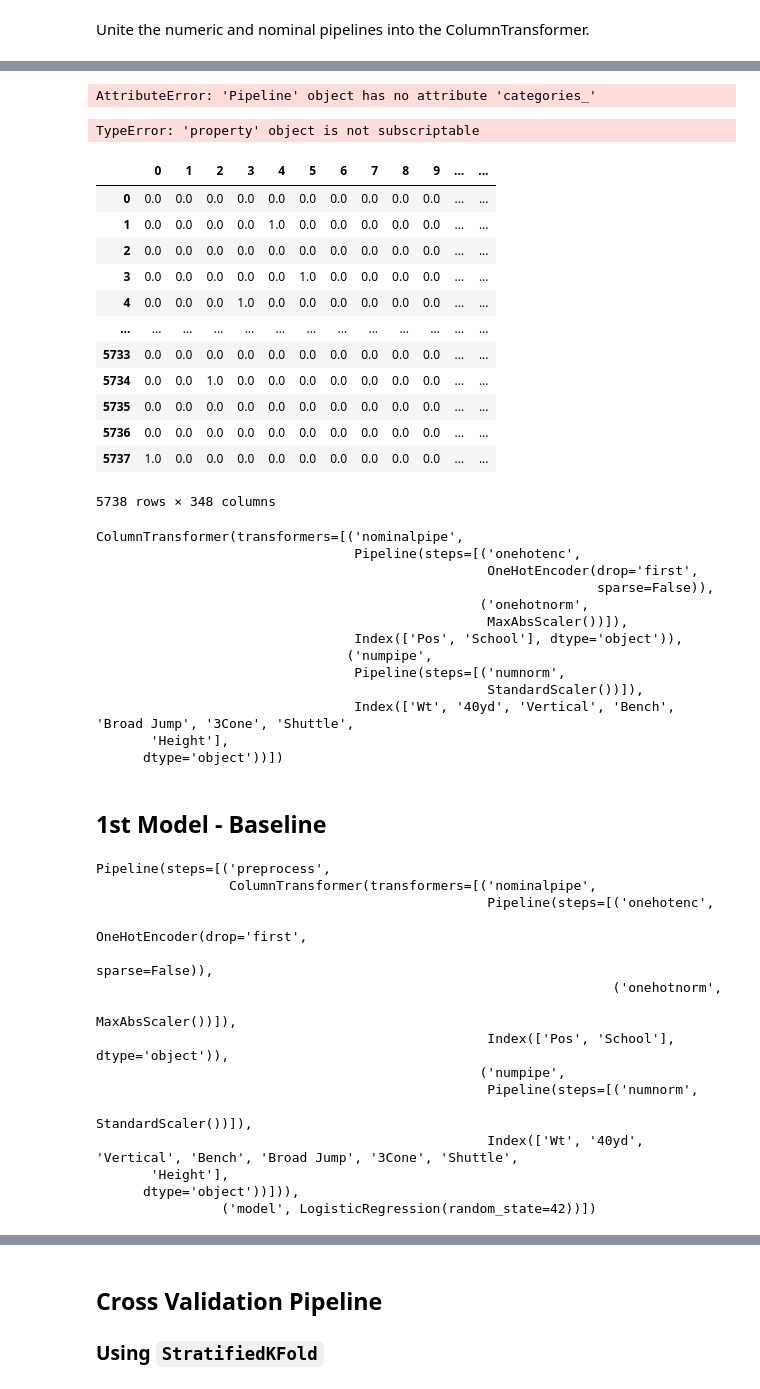
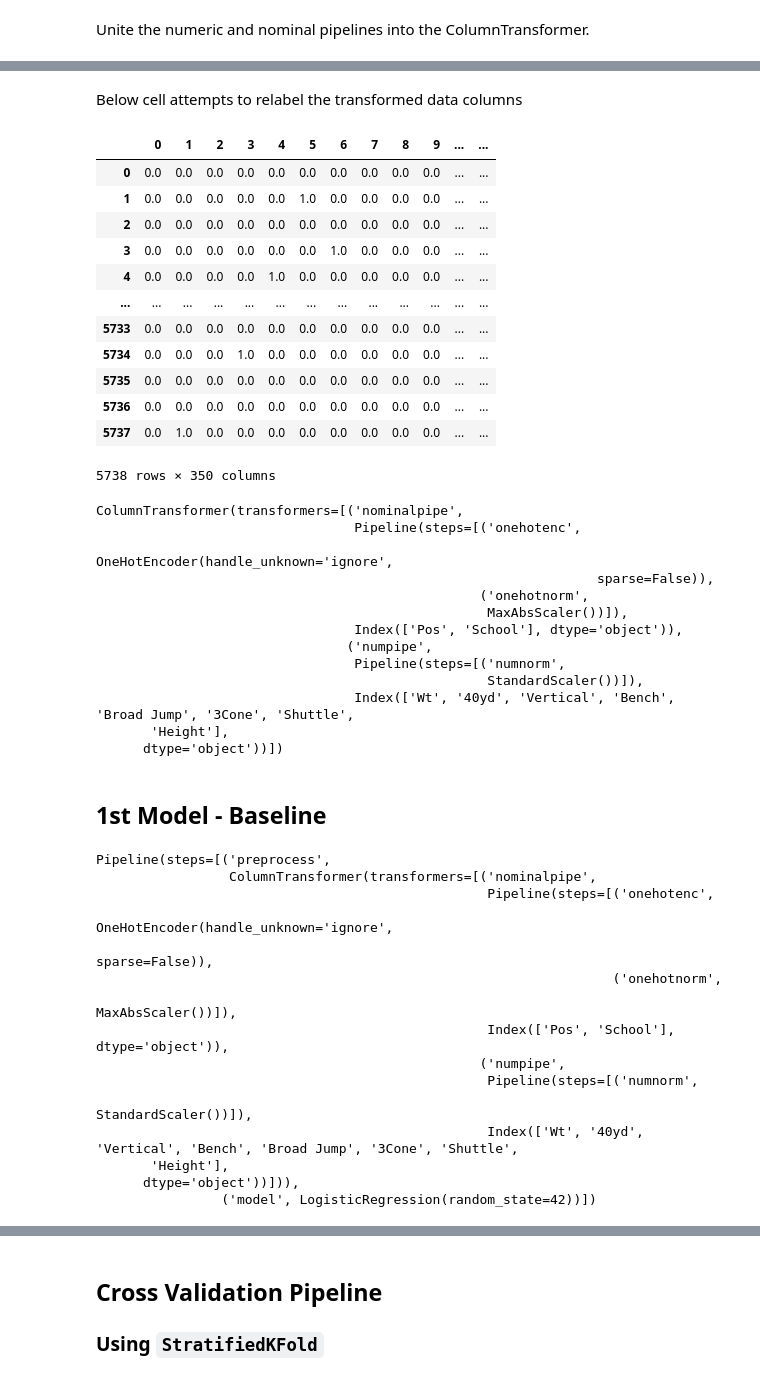
Before and after one commit to eric8395/NFL-Combine-Draft-Classification, a Jupyter notebook: Combine Classification (Pipeline).ipynb, the cells around one changed output, grey strips where cells are left out. Drawn from its saved outputs; the diff is of its cells as text; code cells hidden in the pictures.

Commit message:
fixed pipeline, tested xgboost, added new images for presentation

```diff
--- a/Combine Classification (Pipeline).ipynb
+++ b/Combine Classification (Pipeline).ipynb
@@ -685,7 +744,7 @@ X_train.shape
 # %%
 # final describe check
 # show all rows
-pd.set_option('display.max_rows', None)
+# pd.set_option('display.max_rows', None)
 # check breakdown of summary statistics by Pos
 X_train.groupby('Pos').describe().T
 # %% [output]
@@ -744,15 +798,15 @@ cat_cols = X_train.select_dtypes(['object']).columns
 # %% [markdown]
 #### Numeric & Nominal Pipelines
 # %%
-# define numeric transformation pipeline
+# define numeric transformation pipeline that scales the numbers
 numeric_pipeline = Pipeline([('numnorm', StandardScaler())]) # apply a standard scaler
 
-# define a nominal transformation pipeline
-nominal_pipeline = Pipeline([
-    ('onehotenc', OneHotEncoder(categories = 'auto',
+# define a nominal transformation pipeline that OHE the cats, and MaxAbsScales the set
+nominal_pipeline = Pipeline([('onehotenc', OneHotEncoder(categories="auto", # ohe the cat variables
                                 sparse = False,
-                                drop = 'first')), # ohe the cat variables
-    ('onehotnorm', MaxAbsScaler())]) # apply a MaxAbsScaler
+                              #  drop = 'first',
+                                handle_unknown = 'ignore')),
+                             ('onehotnorm', MaxAbsScaler())]) # apply a MaxAbsScaler
 # %% [markdown]
 Unite the numeric and nominal pipelines into the ColumnTransformer.
 # %%
@@ -802,42 +825,37 @@ X_train
+# %% [markdown]
+Below cell attempts to relabel the transformed data columns
 # %%
 # Extract the category labels from the OHE within the pipeline
-encoder = ct.named_transformers_["nominalpipe"]
-category_labels = encoder.categories_[0]
+# encoder = ct.named_transformers_["nominalpipe"]
+# category_labels = OneHotEncoder.get_feature_names()
 
-# Make a dataframe with the relevant columns
-pd.DataFrame(transformed_data, columns=np.append(category_labels, "num_cols"))
+# # Make a dataframe with the relevant columns
+# pd.DataFrame(transformed_data, columns=np.append(category_labels, num_cols))
-# %% [output]
-AttributeError: 'Pipeline' object has no attribute 'categories_'
-# %%
-# Extract the category labels from the OHE within the pipeline
-encoder = ColumnTransformer.named_transformers_["nominalpipe"]
-category_labels = encoder.categories_[0]
-# %% [output]
-TypeError: 'property' object is not subscriptable
 # %%
 # inspect the transformed X_Train
-pd.DataFrame(ct.fit_transform(X_train))
+pp_X_train = pd.DataFrame(ct.fit_transform(X_train))
+pp_X_train
 # %% [output]
 |  | 0 | 1 | 2 | 3 | 4 | 5 | 6 | 7 | 8 | 9 | ... | ... |
 | 0 | 0.0 | 0.0 | 0.0 | 0.0 | 0.0 | 0.0 | 0.0 | 0.0 | 0.0 | 0.0 | ... | ... |
-| 1 | 0.0 | 0.0 | 0.0 | 0.0 | 1.0 | 0.0 | 0.0 | 0.0 | 0.0 | 0.0 | ... | ... |
+| 1 | 0.0 | 0.0 | 0.0 | 0.0 | 0.0 | 1.0 | 0.0 | 0.0 | 0.0 | 0.0 | ... | ... |
 | 2 | 0.0 | 0.0 | 0.0 | 0.0 | 0.0 | 0.0 | 0.0 | 0.0 | 0.0 | 0.0 | ... | ... |
-| 3 | 0.0 | 0.0 | 0.0 | 0.0 | 0.0 | 1.0 | 0.0 | 0.0 | 0.0 | 0.0 | ... | ... |
-| 4 | 0.0 | 0.0 | 0.0 | 1.0 | 0.0 | 0.0 | 0.0 | 0.0 | 0.0 | 0.0 | ... | ... |
+| 3 | 0.0 | 0.0 | 0.0 | 0.0 | 0.0 | 0.0 | 1.0 | 0.0 | 0.0 | 0.0 | ... | ... |
+| 4 | 0.0 | 0.0 | 0.0 | 0.0 | 1.0 | 0.0 | 0.0 | 0.0 | 0.0 | 0.0 | ... | ... |
 | ... | ... | ... | ... | ... | ... | ... | ... | ... | ... | ... | ... | ... |
 | 5733 | 0.0 | 0.0 | 0.0 | 0.0 | 0.0 | 0.0 | 0.0 | 0.0 | 0.0 | 0.0 | ... | ... |
-| 5734 | 0.0 | 0.0 | 1.0 | 0.0 | 0.0 | 0.0 | 0.0 | 0.0 | 0.0 | 0.0 | ... | ... |
+| 5734 | 0.0 | 0.0 | 0.0 | 1.0 | 0.0 | 0.0 | 0.0 | 0.0 | 0.0 | 0.0 | ... | ... |
 | 5735 | 0.0 | 0.0 | 0.0 | 0.0 | 0.0 | 0.0 | 0.0 | 0.0 | 0.0 | 0.0 | ... | ... |
 | 5736 | 0.0 | 0.0 | 0.0 | 0.0 | 0.0 | 0.0 | 0.0 | 0.0 | 0.0 | 0.0 | ... | ... |
-| 5737 | 1.0 | 0.0 | 0.0 | 0.0 | 0.0 | 0.0 | 0.0 | 0.0 | 0.0 | 0.0 | ... | ... |
+| 5737 | 0.0 | 1.0 | 0.0 | 0.0 | 0.0 | 0.0 | 0.0 | 0.0 | 0.0 | 0.0 | ... | ... |
-5738 rows × 348 columns
+5738 rows × 350 columns
 # %%
 # check columntransformer
 ct
 # %% [output]
 ColumnTransformer(transformers=[('nominalpipe',
                                  Pipeline(steps=[('onehotenc',
-                                                  OneHotEncoder(drop='first',
+                                                  OneHotEncoder(handle_unknown='ignore',
                                                                 sparse=False)),
                                                  ('onehotnorm',
                                                   MaxAbsScaler())]),
@@ -862,7 +880,7 @@ base_log_reg_pipeline
 Pipeline(steps=[('preprocess',
                  ColumnTransformer(transformers=[('nominalpipe',
                                                   Pipeline(steps=[('onehotenc',
-                                                                   OneHotEncoder(drop='first',
+                                                                   OneHotEncoder(handle_unknown='ignore',
                                                                                  sparse=False)),
                                                                   ('onehotnorm',
                                                                    MaxAbsScaler())]),
```
Also changed, not shown: parts of 75 cells of this notebook, 2 other files.
